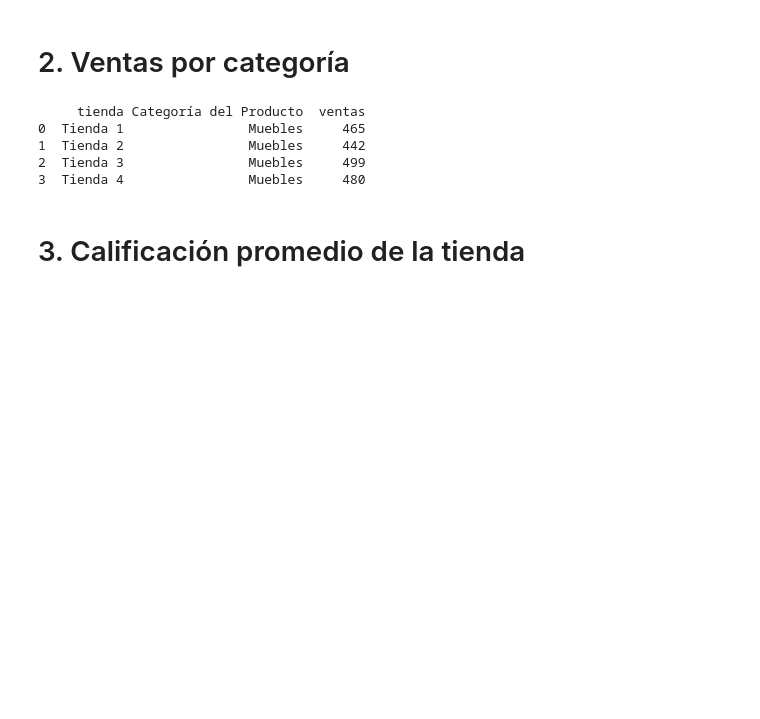
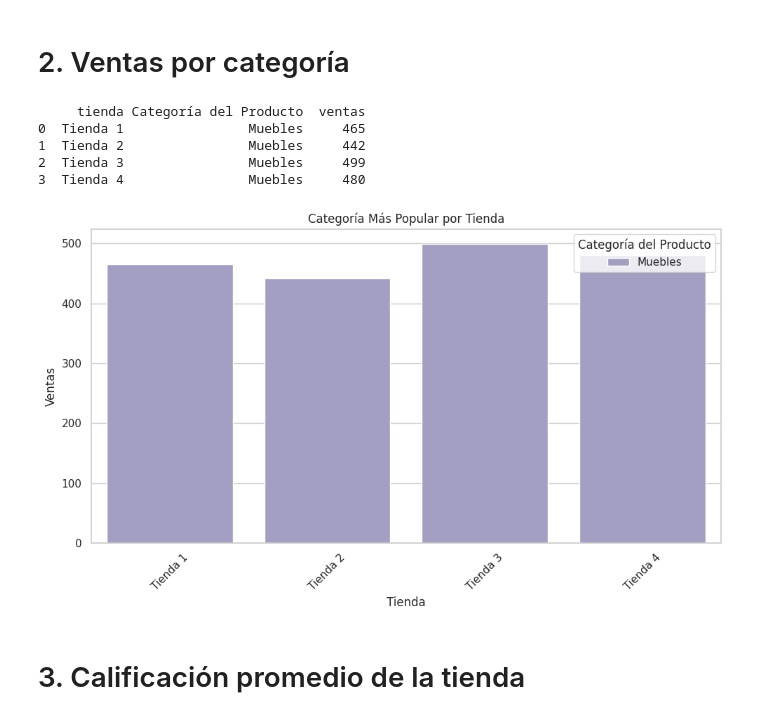
Before and after one commit to MELDRICELMANCO/AluraStore, a Jupyter notebook: AluraStoreLatam.ipynb, the cells around one changed output. Cells and saved outputs as stored; diff of their text form; code cells hidden in the pictures; blank space fills up the shorter version.

```diff
--- a/AluraStoreLatam.ipynb
+++ b/AluraStoreLatam.ipynb
@@ -52,17 +71,27 @@ print(facturacion_total)
 # %%
 # Contar la cantidad de ventas por categoría en cada tienda
 categorias_populares = df.groupby(["tienda", "Categoría del Producto"]).size().reset_index(name="ventas")
 
 # Obtener la categoría más vendida por tienda
 categorias_top = categorias_populares.sort_values(["tienda", "ventas"], ascending=[True, False])
 categoria_mas_popular = categorias_top.groupby("tienda").head(1).reset_index(drop=True)
 print(categoria_mas_popular)
+
+
+sns.barplot(data=categoria_mas_popular, x="tienda", y="ventas", hue="Categoría del Producto", palette="Purples")
+plt.title("Categoría Más Popular por Tienda")
+plt.xlabel("Tienda")
+plt.ylabel("Ventas")
+plt.xticks(rotation=45)
+plt.tight_layout()
+plt.show()
 # %% [output]
      tienda Categoría del Producto  ventas
 0  Tienda 1                Muebles     465
 1  Tienda 2                Muebles     442
 2  Tienda 3                Muebles     499
 3  Tienda 4                Muebles     480
+[figure, added]
 # %% [markdown]
 # 3. Calificación promedio de la tienda
 # %%
```
Also changed, not shown: parts of 6 cells of this notebook.
